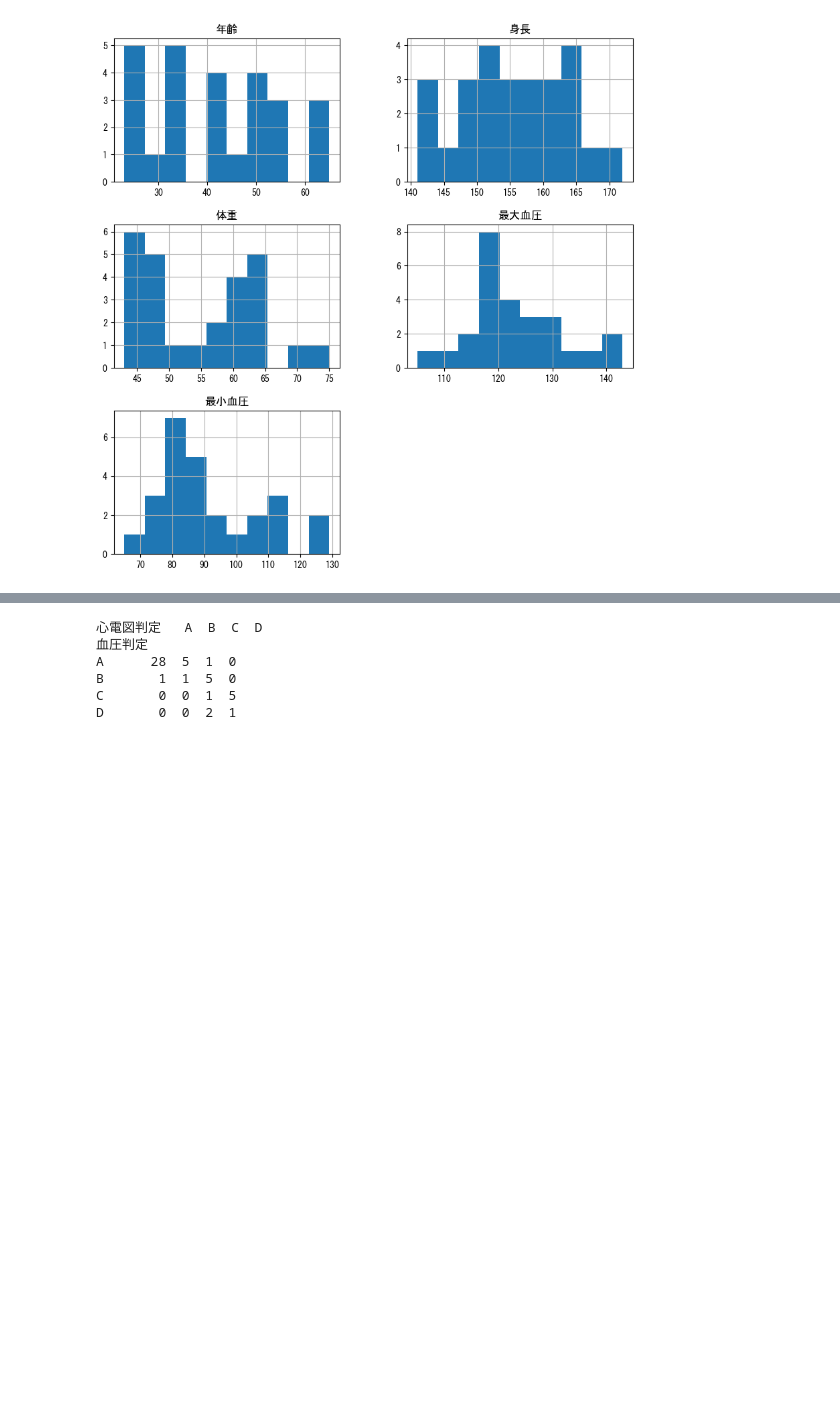
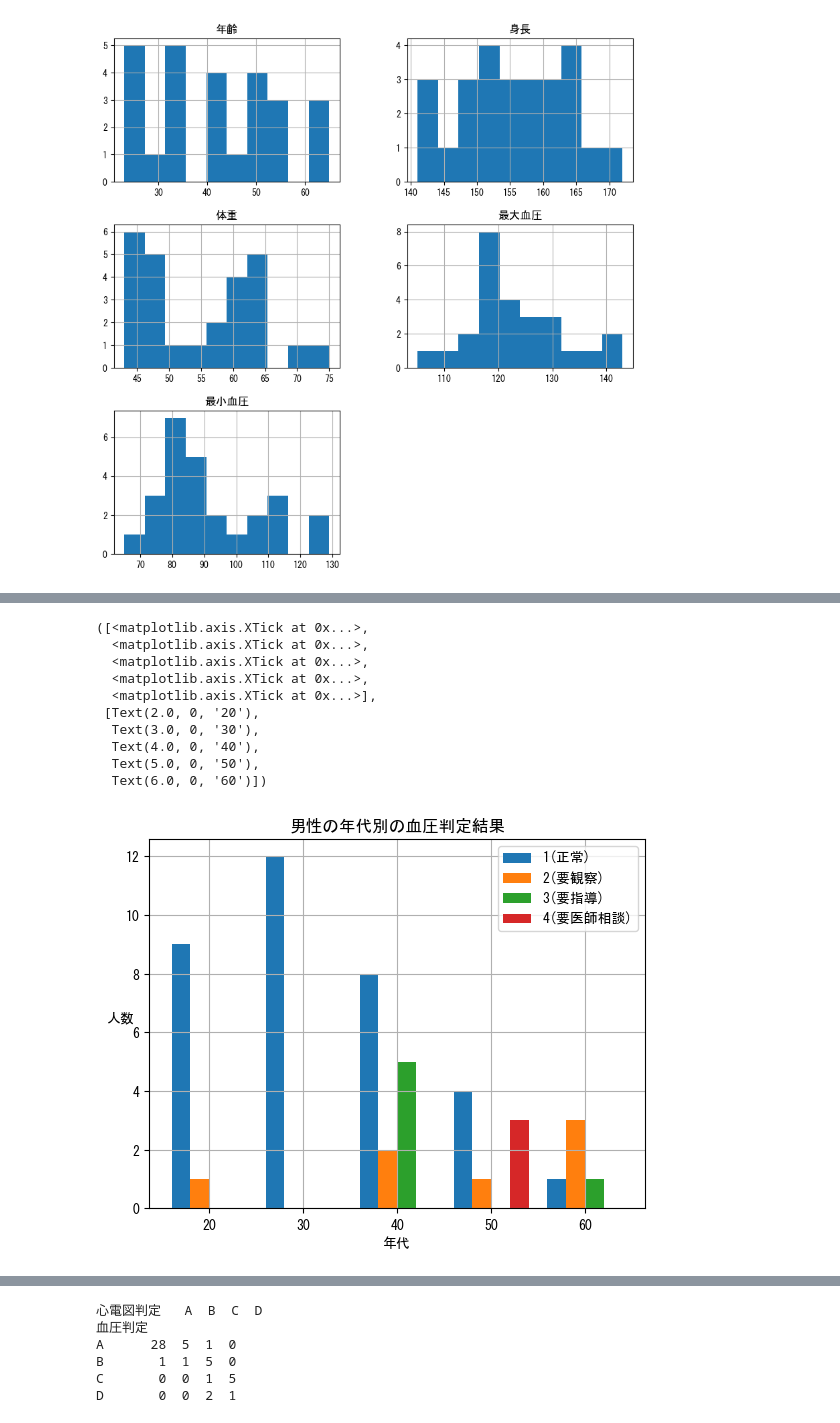
Before and after one commit to tsyu12345/Statics1-Report, a Jupyter notebook: note.ipynb, the cells around one changed output, grey strips where cells are left out. Saved outputs shown, nothing was run; the diff lists cells and outputs as text; code cells hidden in the pictures; blank space fills up the shorter version.

```diff
--- a/note.ipynb
+++ b/note.ipynb
@@ -362,0 +512,46 @@ def cramers_value(x:pd.Series, y:pd.Series):
+# %%
+#年代別に判定結果の数の棒グラフを作成(年代別にA,B,C,Dの数をカウントする、無い年代は0を入れる)
+x = female_df["年代"].unique()
+l_x = [ i/10 for i in x]
+labelX = [str(int(i*10)) for i in l_x]
+result_A = []
+result_B = []
+result_C = []
+result_D = []
+for i in x:
+    result_A.append(len(female_df[(female_df["血圧判定"] == "A") & (female_df["年代"] == i)]))
+    result_B.append(len(female_df[(female_df["血圧判定"] == "B") & (female_df["年代"] == i)]))
+    result_C.append(len(female_df[(female_df["血圧判定"] == "C") & (female_df["年代"] == i)]))
+    result_D.append(len(female_df[(female_df["血圧判定"] == "D") & (female_df["年代"] == i)]))
+
+d = [result_A, result_B, result_C, result_D]
+
+#複数系列棒グラフの作成
+# マージンを設定
+margin = 0.2  #0 <margin< 1
+totoal_width = 1 - margin
+
+# 棒グラフをプロット
+for i, h in enumerate(d):
+    pos = np.array(l_x) - totoal_width *( 1- (2*i+1)/len(d) )/2
+    plt.bar(pos, h, width = totoal_width/len(d),  align = "center", label = ["1(正常)", "2(要観察)", "3(要指導)", "4(要医師相談)"][i])
+
+# ラベルの設定
+plt.xlabel("年代")
+plt.ylabel("人数").set_rotation(0)
+plt.title("男性の年代別の血圧判定結果")
+plt.legend()
+plt.grid()
+plt.xticks(l_x, labelX)
+# %% [output]
+([<matplotlib.axis.XTick at 0x...>,
+  <matplotlib.axis.XTick at 0x...>,
+  <matplotlib.axis.XTick at 0x...>,
+  <matplotlib.axis.XTick at 0x...>,
+  <matplotlib.axis.XTick at 0x...>],
+ [Text(2.0, 0, '20'),
+  Text(3.0, 0, '30'),
+  Text(4.0, 0, '40'),
+  Text(5.0, 0, '50'),
+  Text(6.0, 0, '60')])
+[figure, added]
```
Also changed, not shown: parts of 10 cells of this notebook, 15 other files.
